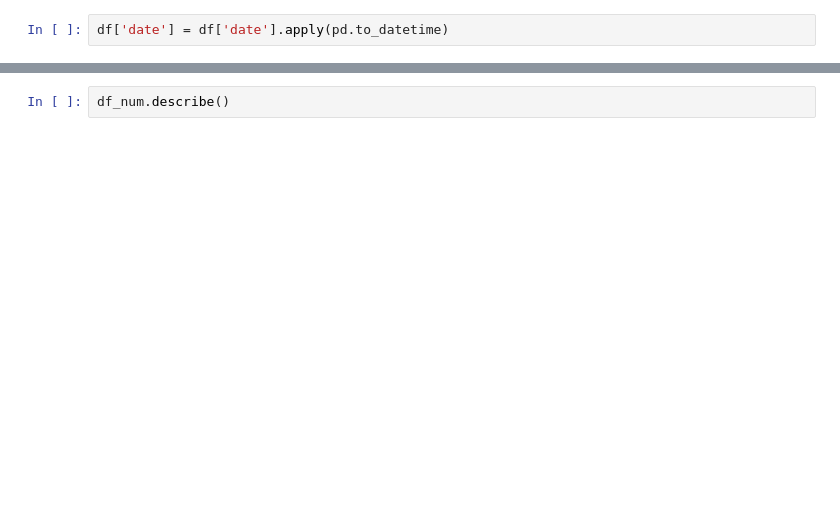
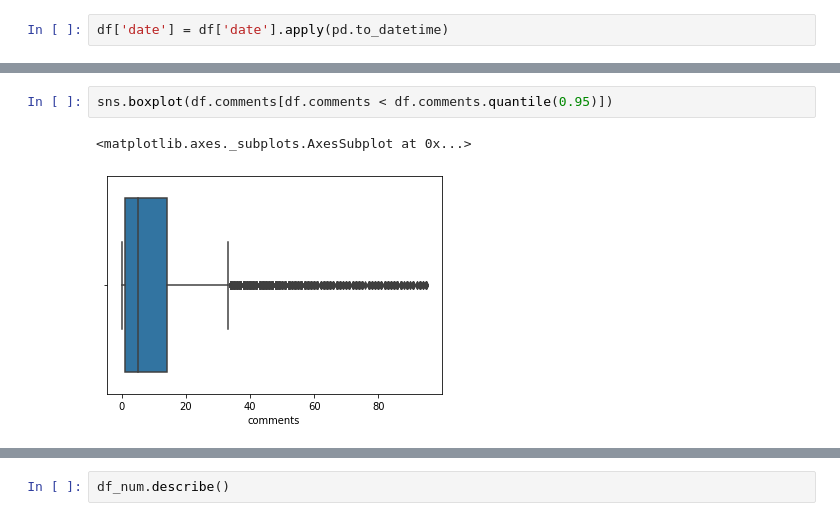
Before and after one commit to quicksilverri/fanfic-popularuty-prediction, a Jupyter notebook: fanfic_popularity_predictor.ipynb, the cells around one changed output, grey strips where cells are left out. Cells and saved outputs as stored; diff of their text form; blank space fills up the shorter version.

```diff
--- a/fanfic_popularity_predictor.ipynb
+++ b/fanfic_popularity_predictor.ipynb
@@ -229,0 +361,5 @@ df['date'] = df['date'].apply(pd.to_datetime)
+# %%
+sns.boxplot(df.comments[df.comments < df.comments.quantile(0.95)])
+# %% [output]
+<matplotlib.axes._subplots.AxesSubplot at 0x...>
+[figure, added]
```
Also changed, not shown: parts of 41 cells of this notebook.
